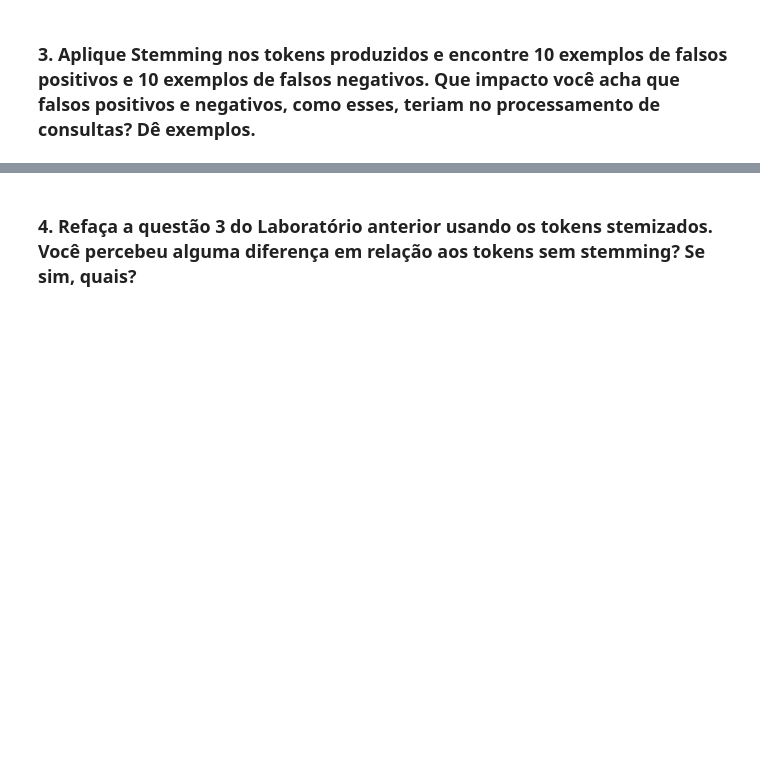
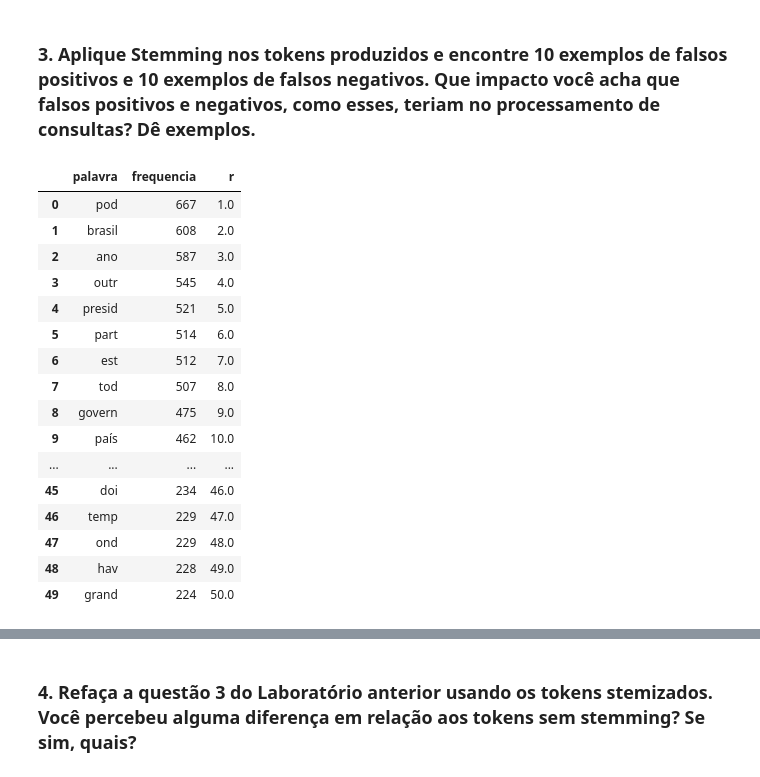
Before and after one commit to liraop/recinfo_lab03, a Jupyter notebook: lab03.ipynb, the cells around one changed output, grey strips where cells are left out. Drawn from its saved outputs; the diff is of its cells as text; code cells hidden in the pictures; blank space fills up the shorter version.

```diff
--- a/lab03.ipynb
+++ b/lab03.ipynb
@@ -80,2 +77,43 @@ itens_df[:50]
 # %% [markdown]
 ### 3. Aplique Stemming nos tokens produzidos e encontre 10 exemplos de falsos positivos e 10 exemplos de falsos negativos. Que impacto você acha que falsos positivos e negativos, como esses, teriam no processamento de consultas? Dê exemplos.
+# %%
+nltk.download('rslp')
+from nltk.stem import RSLPStemmer as stemmer
+
+stemmed_set = []
+
+def stemm_it(word_set, result_set):
+    stm = stemmer()
+    stm_word = []
+    for word in word_set:
+        stm_word.append(stm.stem(word))
+    result_set.extend(stm_word)
+
+stemm_it(vocabulary, stemmed_set)
+
+stemm_it(itens, stemmed_set)
+
+df = pd.DataFrame(stemmed_set, columns=['radical'])
+after_stem = df.radical.value_counts().reset_index()
+after_stem.columns = ['radical', 'frequencia']
+after_stem['r'] = after_stem.frequencia.rank(ascending=False, method='first')
+
+after_stem[:50]
+# %% [output]
+|  | palavra | frequencia | r |
+| 0 | pod | 667 | 1.0 |
+| 1 | brasil | 608 | 2.0 |
+| 2 | ano | 587 | 3.0 |
+| 3 | outr | 545 | 4.0 |
+| 4 | presid | 521 | 5.0 |
+| 5 | part | 514 | 6.0 |
+| 6 | est | 512 | 7.0 |
+| 7 | tod | 507 | 8.0 |
+| 8 | govern | 475 | 9.0 |
+| 9 | país | 462 | 10.0 |
+| ... | ... | ... | ... |
+| 45 | doi | 234 | 46.0 |
+| 46 | temp | 229 | 47.0 |
+| 47 | ond | 229 | 48.0 |
+| 48 | hav | 228 | 49.0 |
+| 49 | grand | 224 | 50.0 |
```
Also changed, not shown: parts of 5 cells of this notebook.
